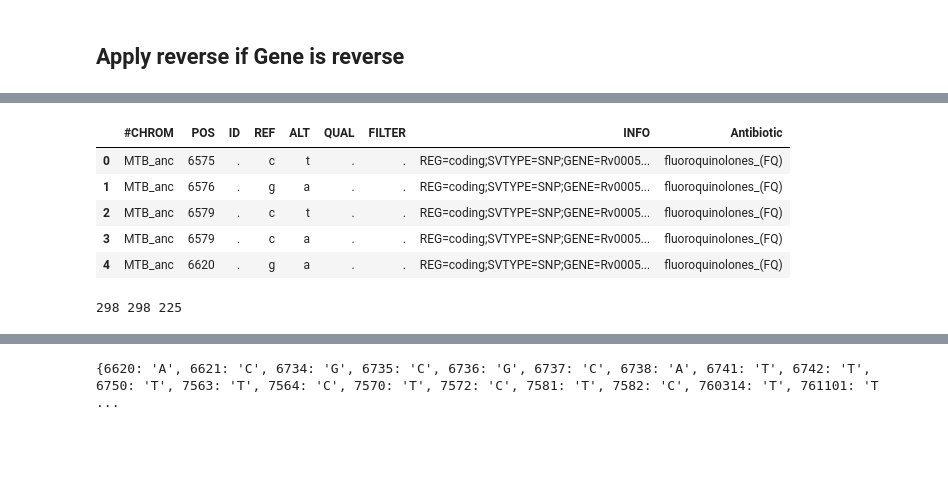
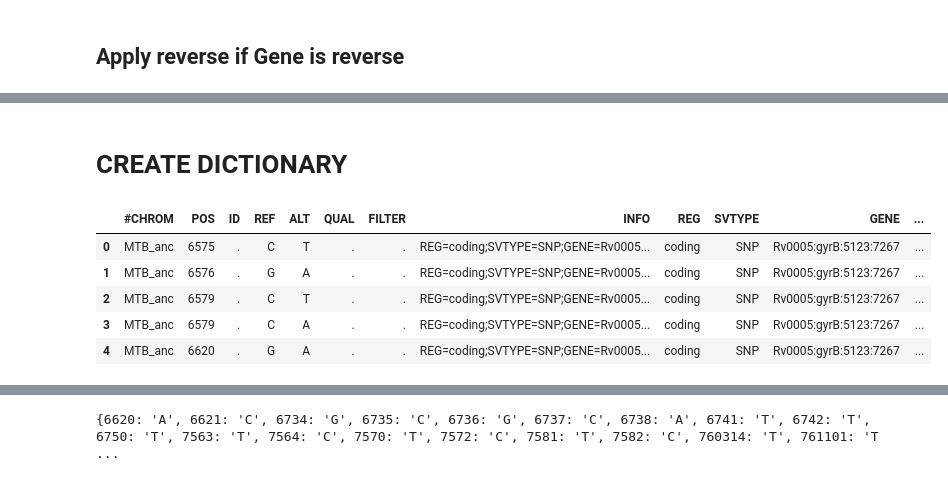
Before and after one commit to pedroscampoy/SNPTB, a Jupyter notebook: annotation/resistance/201907_res_to_dict.ipynb, the cells around one changed output, grey strips where cells are left out. Saved outputs shown, nothing was run; the diff lists cells and outputs as text; code cells hidden in the pictures; blank space fills up the shorter version.

```diff
--- a/annotation/resistance/201907_res_to_dict.ipynb
+++ b/annotation/resistance/201907_res_to_dict.ipynb
@@ -83,3 +130,6 @@ def import_megatable(megatable):
 # %%
 mega_df = import_megatable(megalist)
 ptt_df = pd.read_csv(ptt, sep='\t', skiprows=2)
+vcf_res_df = import_VCF41_to_pandas(vcf_res)
+phyres_df = import_phyres(phyres)
+genbank_df = pd.read_csv(genbank, sep='\t', names=['Gene','Gene_id','start','end','strand'])
@@ -189,16 +520,23 @@ print(len(vcf.index.values))
 # %% [markdown]
 ## Apply reverse if Gene is reverse
 # %%
-for i in vcf.index:
-    alt_nucleotyde = vcf.loc[i, "ALT"]
-    if vcf.loc[i, "Isreverse"] == True:
-        vcf.loc[i,'ALT2'] = get_reverse(alt_nucleotyde)
-    elif vcf.loc[i, "Isreverse"] == False:
-        vcf.loc[i,'ALT2'] = alt_nucleotyde
+for i in vcf_res_df.index:
+    alt_nucleotyde = vcf_res_df.loc[i, "ALT"]
+    if vcf_res_df.loc[i, "Isreverse"] == True:
+        vcf_res_df.loc[i,'ALT2'] = get_reverse(alt_nucleotyde)
+    elif vcf_res_df.loc[i, "Isreverse"] == False:
+        vcf_res_df.loc[i,'ALT2'] = alt_nucleotyde
 
-for i in med.index:
-    alt_nucleotyde = med.loc[i, "ALT"]
-    if med.loc[i, "Isreverse"] == True:
-        med.loc[i,'ALT2'] = get_reverse(alt_nucleotyde)
-    elif med.loc[i, "Isreverse"] == False:
-        med.loc[i,'ALT2'] = alt_nucleotyde
+for i in phyres_df.index:
+    alt_nucleotyde = phyres_df.loc[i, "ALT"]
+    if phyres_df.loc[i, "Isreverse"] == True:
+        phyres_df.loc[i,'ALT2'] = get_reverse(alt_nucleotyde)
+    elif phyres_df.loc[i, "Isreverse"] == False:
+        phyres_df.loc[i,'ALT2'] = alt_nucleotyde
+
+for i in ultra_df_og.index:
+    alt_nucleotyde = ultra_df_og.loc[i, "ALT"]
+    if ultra_df_og.loc[i, "Isreverse"] == True:
+        ultra_df_og.loc[i,'ALT2'] = get_reverse(alt_nucleotyde)
+    elif ultra_df_og.loc[i, "Isreverse"] == False:
+        ultra_df_og.loc[i,'ALT2'] = alt_nucleotyde
@@ -347,9 +543,11 @@ dtype: object
+# %% [markdown]
+# CREATE DICTIONARY
 # %%
-vcf.head()
+vcf_res_df.head()
 # %% [output]
-|  | #CHROM | POS | ID | REF | ALT | QUAL | FILTER | INFO | Antibiotic |
-| 0 | MTB_anc | 6575 | . | c | t | . | . | REG=coding;SVTYPE=SNP;GENE=Rv0005... | fluoroquinolones_(FQ) |
-| 1 | MTB_anc | 6576 | . | g | a | . | . | REG=coding;SVTYPE=SNP;GENE=Rv0005... | fluoroquinolones_(FQ) |
-| 2 | MTB_anc | 6579 | . | c | t | . | . | REG=coding;SVTYPE=SNP;GENE=Rv0005... | fluoroquinolones_(FQ) |
-| 3 | MTB_anc | 6579 | . | c | a | . | . | REG=coding;SVTYPE=SNP;GENE=Rv0005... | fluoroquinolones_(FQ) |
-| 4 | MTB_anc | 6620 | . | g | a | . | . | REG=coding;SVTYPE=SNP;GENE=Rv0005... | fluoroquinolones_(FQ) |
+|  | #CHROM | POS | ID | REF | ALT | QUAL | FILTER | INFO | REG | SVTYPE | GENE | ... |
+| 0 | MTB_anc | 6575 | . | C | T | . | . | REG=coding;SVTYPE=SNP;GENE=Rv0005... | coding | SNP | Rv0005:gyrB:5123:7267 | ... |
+| 1 | MTB_anc | 6576 | . | G | A | . | . | REG=coding;SVTYPE=SNP;GENE=Rv0005... | coding | SNP | Rv0005:gyrB:5123:7267 | ... |
+| 2 | MTB_anc | 6579 | . | C | T | . | . | REG=coding;SVTYPE=SNP;GENE=Rv0005... | coding | SNP | Rv0005:gyrB:5123:7267 | ... |
+| 3 | MTB_anc | 6579 | . | C | A | . | . | REG=coding;SVTYPE=SNP;GENE=Rv0005... | coding | SNP | Rv0005:gyrB:5123:7267 | ... |
+| 4 | MTB_anc | 6620 | . | G | A | . | . | REG=coding;SVTYPE=SNP;GENE=Rv0005... | coding | SNP | Rv0005:gyrB:5123:7267 | ... |
@@ -360,4 +553,0 @@ V = set(vcf['POS'].values)
-# %%
-print(len(L), len(M), len(V))
-# %% [output]
-298 298 225
```
Also changed, not shown: parts of 120 cells of this notebook, 21 other files.
